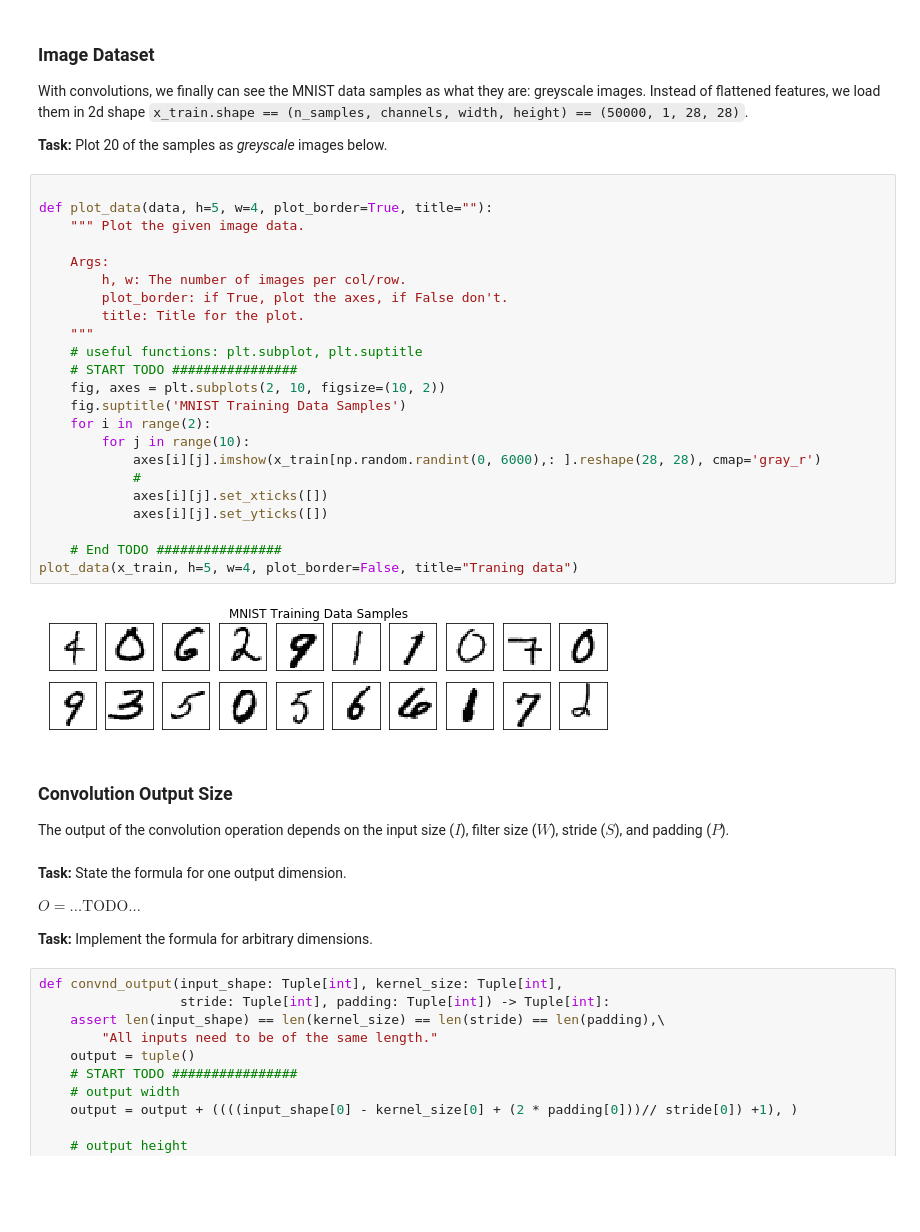
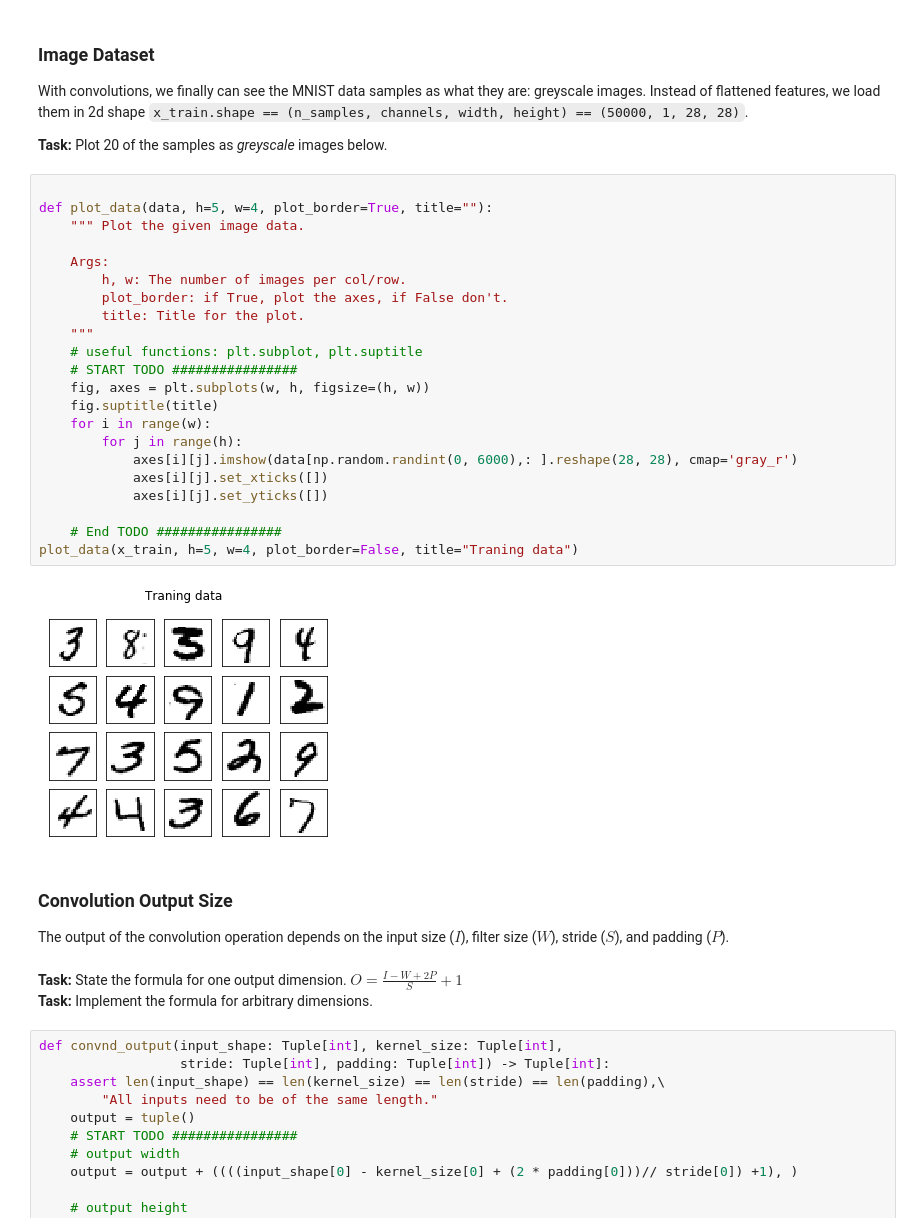
Before and after one commit to JulesBlubb/Foundations-of-Deep-Learning, a Jupyter notebook: exercise04/exercise04_cnn.ipynb, the cells around one changed output. Cells and saved outputs as stored; diff of their text form; blank space fills up the shorter version.

Commit message:
fixed plot

```diff
--- a/exercise04/exercise04_cnn.ipynb
+++ b/exercise04/exercise04_cnn.ipynb
@@ -511,37 +511,34 @@ Instead of flattened features, we load them in 2d shape `x_train.shape == (n_sam
 # %%
 
 def plot_data(data, h=5, w=4, plot_border=True, title=""):
     """ Plot the given image data.
 
     Args:
         h, w: The number of images per col/row.
         plot_border: if True, plot the axes, if False don't.
         title: Title for the plot.
     """
     # useful functions: plt.subplot, plt.suptitle
     # START TODO ################
-    fig, axes = plt.subplots(2, 10, figsize=(10, 2))
-    fig.suptitle('MNIST Training Data Samples')
-    for i in range(2):
-        for j in range(10):
-            axes[i][j].imshow(x_train[np.random.randint(0, 6000),: ].reshape(28, 28), cmap='gray_r')
-            #
+    fig, axes = plt.subplots(w, h, figsize=(h, w))
+    fig.suptitle(title)
+    for i in range(w):
+        for j in range(h):
+            axes[i][j].imshow(data[np.random.randint(0, 6000),: ].reshape(28, 28), cmap='gray_r')
             axes[i][j].set_xticks([])
             axes[i][j].set_yticks([])
 
     # End TODO ################
 plot_data(x_train, h=5, w=4, plot_border=False, title="Traning data")
 # %% [output]
-[figure, old version]
+[figure, new version]
 # %% [markdown]
 ### Convolution Output Size
 
 The output of the convolution operation depends on the input size ($I$), filter size ($W$), stride ($S$), and padding ($P$).
 # %% [markdown]
 **Task:** State the formula for one output dimension.
-
-$ O = \dots \text{TODO} \dots $
-
+$ O = \frac{I-W+2P}{S} + 1 $ <br/>
 **Task:** Implement the formula for arbitrary dimensions.
 # %%
 def convnd_output(input_shape: Tuple[int], kernel_size: Tuple[int],
```
Also changed, not shown: parts of 2 cells of this notebook.
